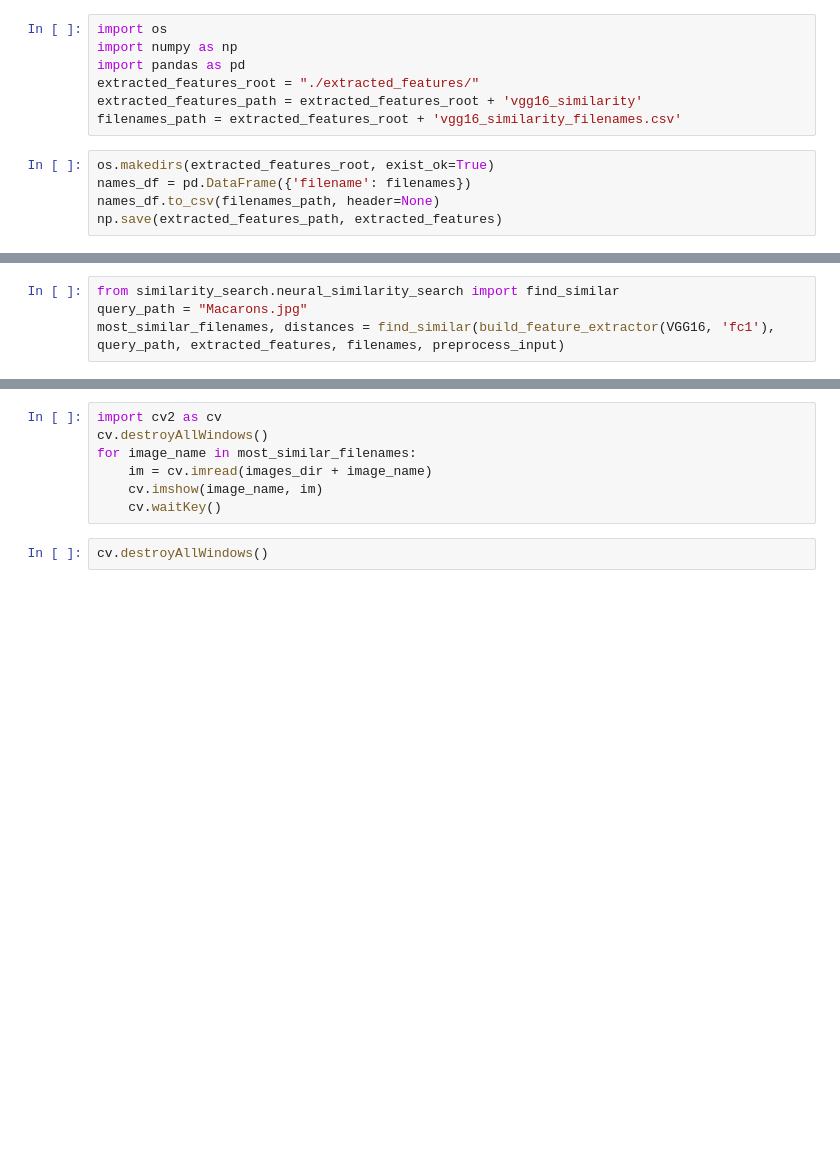
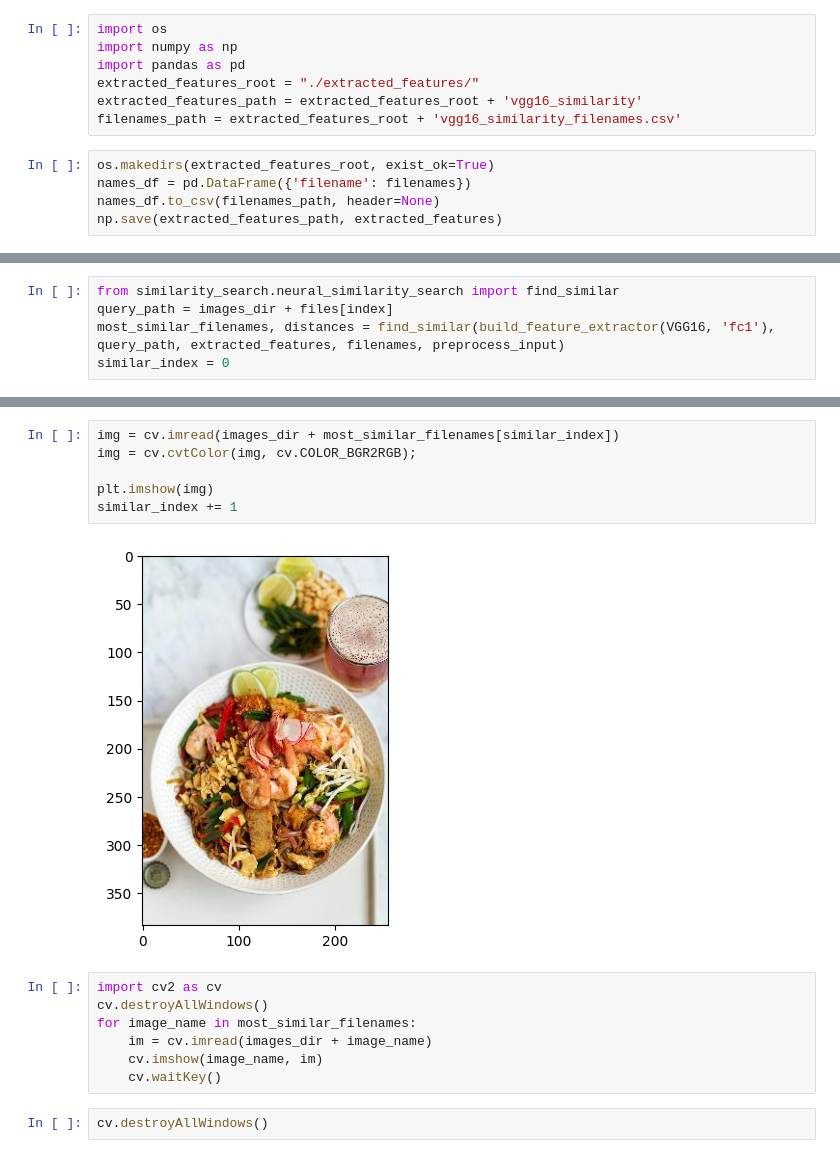
Before and after one commit to Gioelio/FoodX-251-Clean-and-classification, a Jupyter notebook: similarity_search/vgg16_similarity_search.ipynb, the cells around one changed output, grey strips where cells are left out. Drawn from its saved outputs; the diff is of its cells as text; blank space fills up the shorter version.

```diff
--- a/similarity_search/vgg16_similarity_search.ipynb
+++ b/similarity_search/vgg16_similarity_search.ipynb
@@ -34,4 +46,5 @@ filenames = pd.read_csv(filenames_path, header=None).iloc[:, 1].values
 # %%
 from similarity_search.neural_similarity_search import find_similar
-query_path = "Macarons.jpg"
+query_path = images_dir + files[index]
 most_similar_filenames, distances = find_similar(build_feature_extractor(VGG16, 'fc1'), query_path, extracted_features, filenames, preprocess_input)
+similar_index = 0
@@ -38,3 +53,11 @@ most_similar_filenames, distances = find_similar(build_feature_extractor(VGG16,
+# %%
+img = cv.imread(images_dir + most_similar_filenames[similar_index])
+img = cv.cvtColor(img, cv.COLOR_BGR2RGB);
+
+plt.imshow(img)
+similar_index += 1
+# %% [output]
+[figure, added]
 # %%
 import cv2 as cv
 cv.destroyAllWindows()
```
Also changed, not shown: parts of 4 cells of this notebook.
